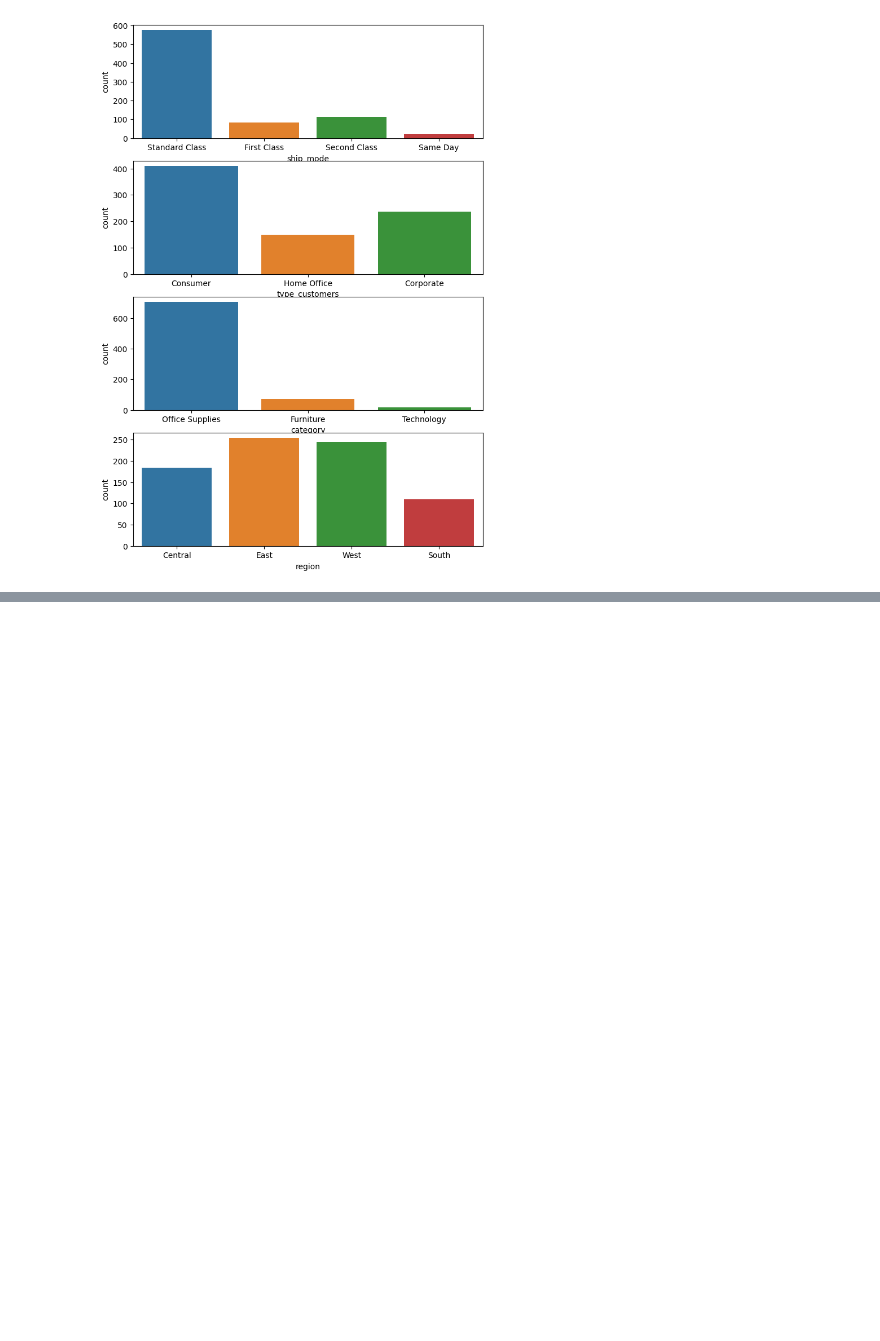
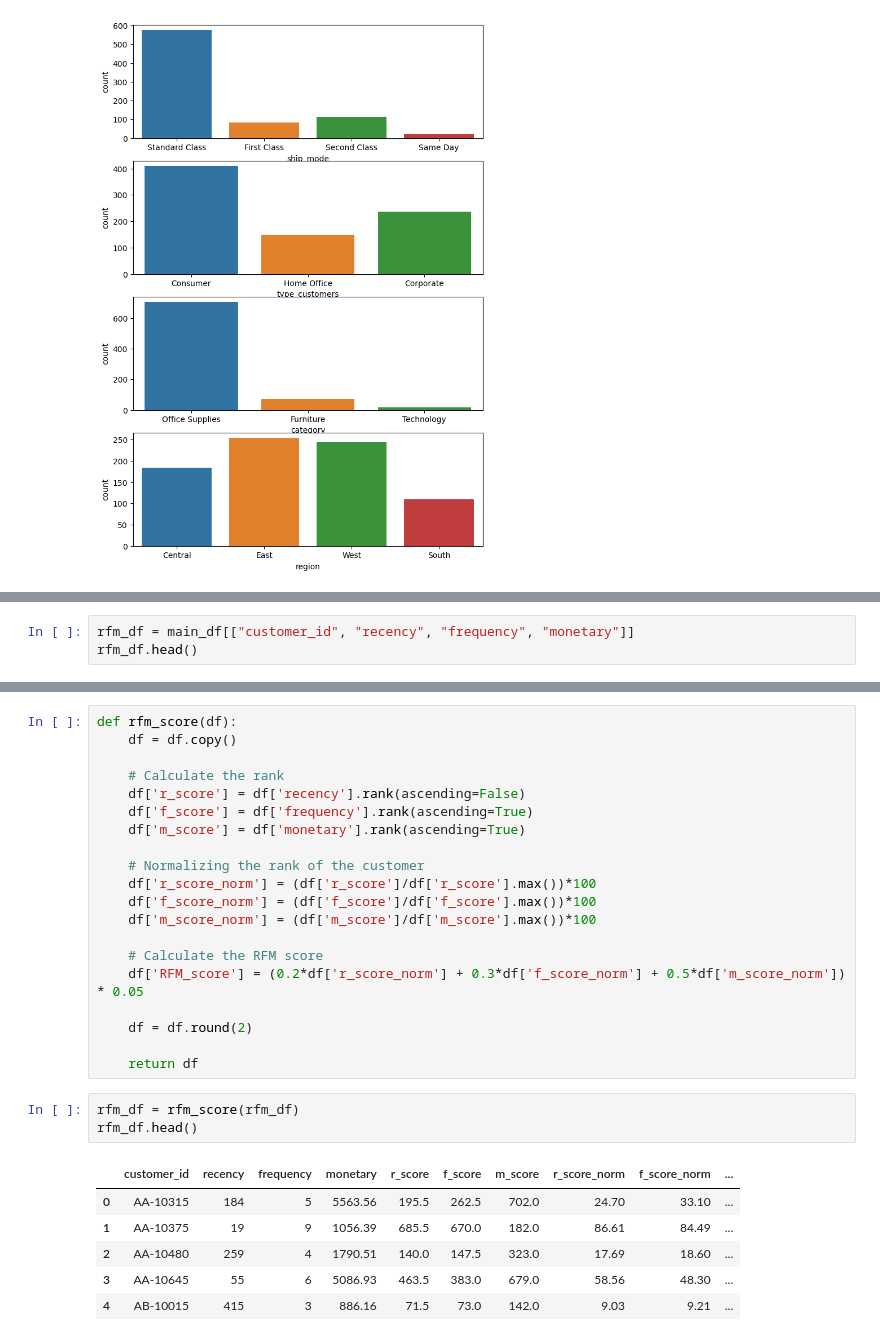
Before and after one commit to gchristiansun/customer-segmentation-analysis, a Jupyter notebook: customer_segmentation.ipynb, the cells around one changed output, grey strips where cells are left out. Drawn from its saved outputs; the diff is of its cells as text; blank space fills up the shorter version.

```diff
--- a/customer_segmentation.ipynb
+++ b/customer_segmentation.ipynb
@@ -181,0 +220,3 @@ plt.show()
+# %%
+rfm_df = main_df[["customer_id", "recency", "frequency", "monetary"]]
+rfm_df.head()
@@ -181,0 +230,30 @@ plt.show()
+# %%
+def rfm_score(df):
+    df = df.copy()
+
+    # Calculate the rank
+    df['r_score'] = df['recency'].rank(ascending=False)
+    df['f_score'] = df['frequency'].rank(ascending=True)
+    df['m_score'] = df['monetary'].rank(ascending=True)
+
+    # Normalizing the rank of the customer
+    df['r_score_norm'] = (df['r_score']/df['r_score'].max())*100
+    df['f_score_norm'] = (df['f_score']/df['f_score'].max())*100
+    df['m_score_norm'] = (df['m_score']/df['m_score'].max())*100
+
+    # Calculate the RFM score
+    df['RFM_score'] = (0.2*df['r_score_norm'] + 0.3*df['f_score_norm'] + 0.5*df['m_score_norm']) * 0.05
+
+    df = df.round(2)
+
+    return df
+# %%
+rfm_df = rfm_score(rfm_df)
+rfm_df.head()
+# %% [output]
+|  | customer_id | recency | frequency | monetary | r_score | f_score | m_score | r_score_norm | f_score_norm | ... |
+| 0 | AA-10315 | 184 | 5 | 5563.56 | 195.5 | 262.5 | 702.0 | 24.70 | 33.10 | ... |
+| 1 | AA-10375 | 19 | 9 | 1056.39 | 685.5 | 670.0 | 182.0 | 86.61 | 84.49 | ... |
+| 2 | AA-10480 | 259 | 4 | 1790.51 | 140.0 | 147.5 | 323.0 | 17.69 | 18.60 | ... |
+| 3 | AA-10645 | 55 | 6 | 5086.93 | 463.5 | 383.0 | 679.0 | 58.56 | 48.30 | ... |
+| 4 | AB-10015 | 415 | 3 | 886.16 | 71.5 | 73.0 | 142.0 | 9.03 | 9.21 | ... |
```
Also changed, not shown: parts of 7 cells of this notebook.
